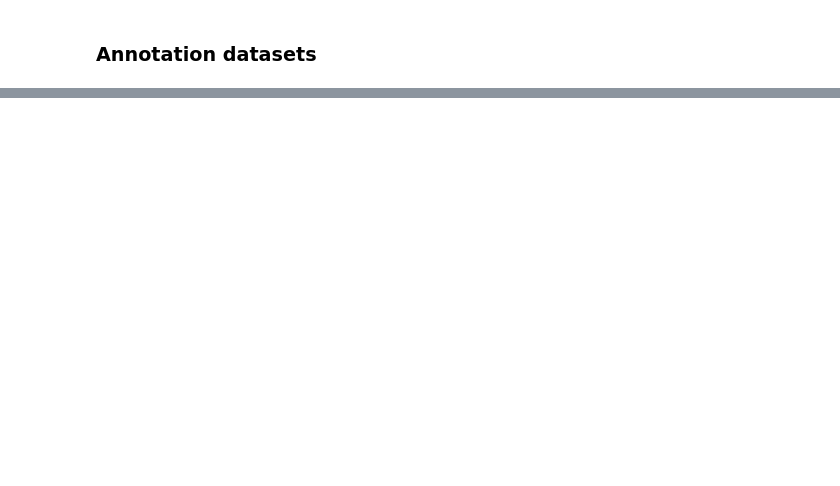
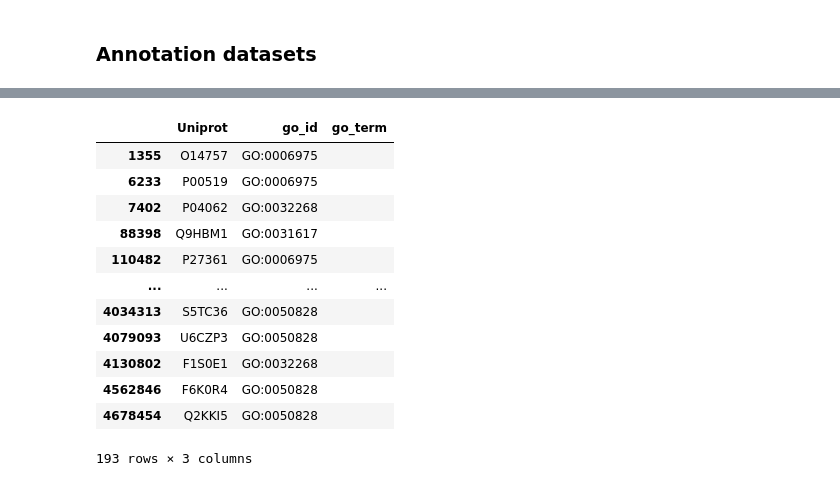
Before and after one commit to adenger/subpred4, a Jupyter notebook: notebooks/4_clustering.ipynb, the cells around one changed output, grey strips where cells are left out. Saved outputs shown, nothing was run; the diff lists cells and outputs as text; code cells hidden in the pictures; blank space fills up the shorter version.

```diff
--- a/notebooks/4_clustering.ipynb
+++ b/notebooks/4_clustering.ipynb
@@ -10,6 +10,7 @@ The goal is to cluster the data with several different methods, in order to find
 ### Protein datasets
 # %%
 from subpred.dataset import create_dataset, SUBSTRATE_KEYWORDS
+
 df_uniprot = create_dataset(
     input_file="../data/raw/uniprot/uniprot_2022_05_evidence1-2_nofragments.tsv",
     # keywords_classes = None,
@@ -27,7 +28,7 @@ df_uniprot = create_dataset(
     # remove_sequence_fragments = True,
     # force_update = False,
     tcdb_substrates_file="../data/raw/tcdb/tcdb_substrates.tsv",
-    # swissprot_only = True,
+    swissprot_only=False,
 )
 print(df_uniprot.shape)
 df_uniprot.head()
@@ -53,0 +81,3 @@ from subpred.dataset import get_go_df, get_keywords_df
+# %%
+df_go_uniprot = get_go_df(df_uniprot, go)
+df_go_uniprot.head()
@@ -53,0 +203,16 @@ from subpred.dataset import get_go_df, get_keywords_df
+# %%
+df_go_uniprot[df_go_uniprot.go_term == ""]
+# %% [output]
+|  | Uniprot | go_id | go_term |
+| 1355 | O14757 | GO:0006975 |  |
+| 6233 | P00519 | GO:0006975 |  |
+| 7402 | P04062 | GO:0032268 |  |
+| 88398 | Q9HBM1 | GO:0031617 |  |
+| 110482 | P27361 | GO:0006975 |  |
+| ... | ... | ... | ... |
+| 4034313 | S5TC36 | GO:0050828 |  |
+| 4079093 | U6CZP3 | GO:0050828 |  |
+| 4130802 | F1S0E1 | GO:0032268 |  |
+| 4562846 | F6K0R4 | GO:0050828 |  |
+| 4678454 | Q2KKI5 | GO:0050828 |  |
+193 rows × 3 columns
```
Also changed, not shown: parts of 12 cells of this notebook.
